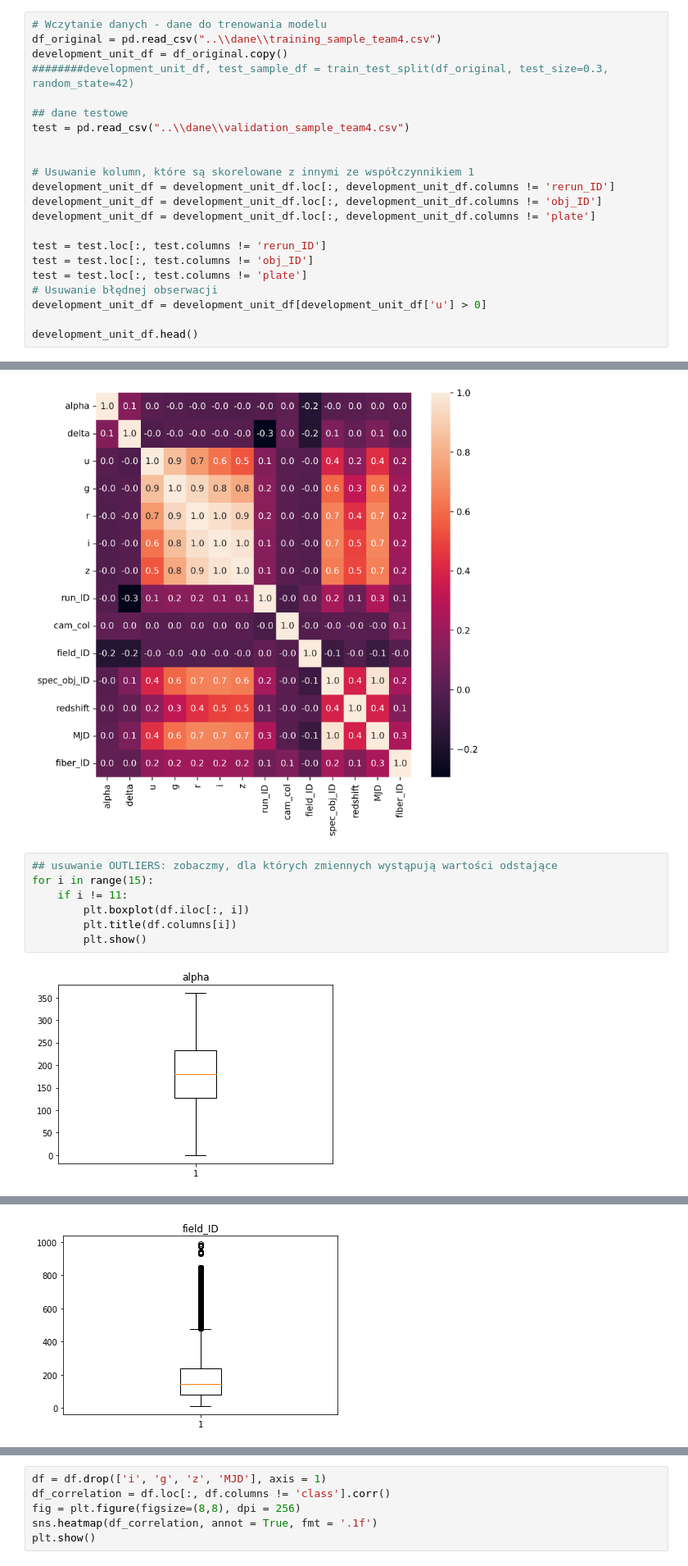
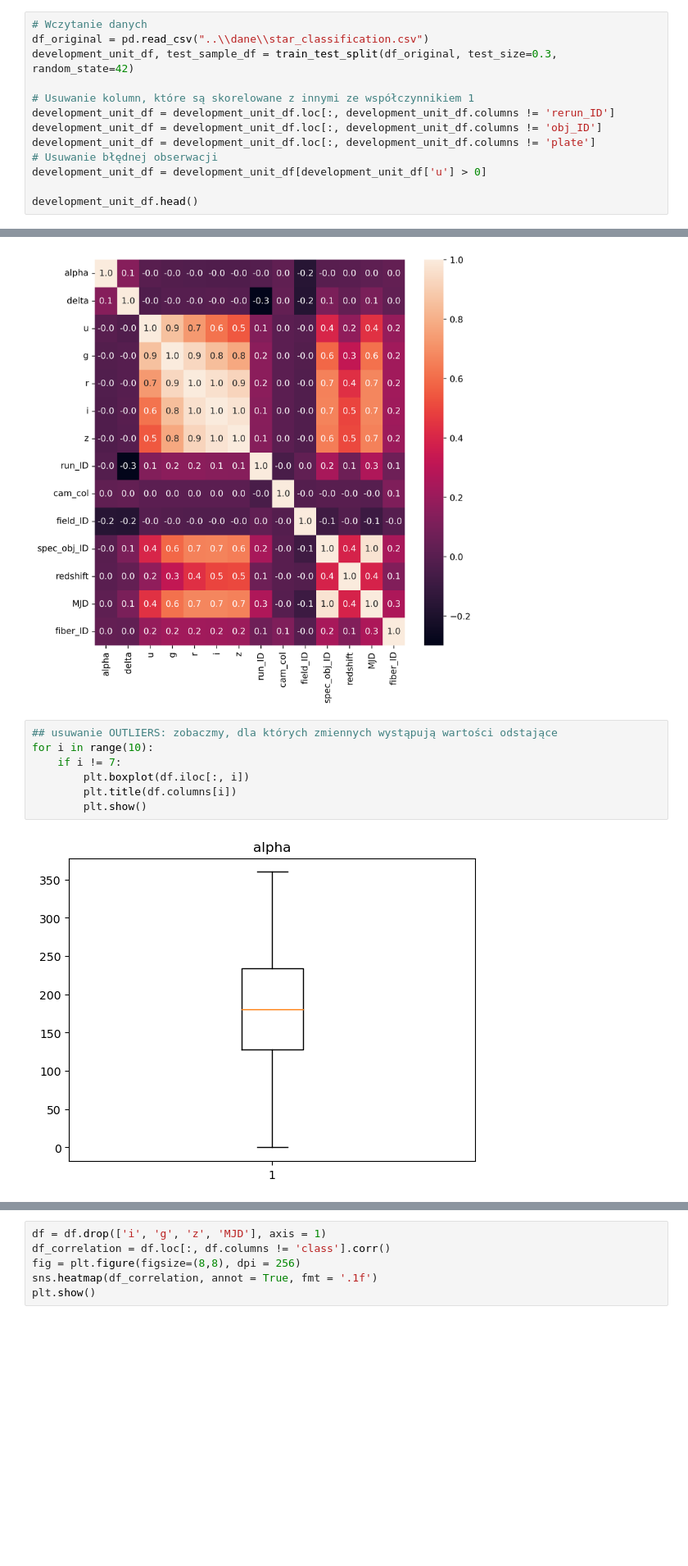
Before and after one commit to MaciejMomot/TweetsMachineLearning, a Jupyter notebook: validation_team/FE/budowa_krok_2_4.ipynb, the cells around one changed output, grey strips where cells are left out. Shown at 82% size. Drawn from its saved outputs; the diff is of its cells as text; blank space fills up the shorter version.

Commit message:
validation changing

```diff
--- a/validation_team/FE/budowa_krok_2_4.ipynb
+++ b/validation_team/FE/budowa_krok_2_4.ipynb
@@ -104,23 +104,14 @@ seaborn==0.12.2
 # %% [markdown]
 Wczytanie i korekta ramki danych
 # %%
-# Wczytanie danych - dane do trenowania modelu
-df_original = pd.read_csv("..\\dane\\training_sample_team4.csv")
-development_unit_df = df_original.copy()
-########development_unit_df, test_sample_df = train_test_split(df_original, test_size=0.3, random_state=42)
-
-## dane testowe
-test = pd.read_csv("..\\dane\\validation_sample_team4.csv")
-
+# Wczytanie danych
+df_original = pd.read_csv("..\\dane\\star_classification.csv")
+development_unit_df, test_sample_df = train_test_split(df_original, test_size=0.3, random_state=42)
 
 # Usuwanie kolumn, które są skorelowane z innymi ze współczynnikiem 1
 development_unit_df = development_unit_df.loc[:, development_unit_df.columns != 'rerun_ID']
 development_unit_df = development_unit_df.loc[:, development_unit_df.columns != 'obj_ID']
 development_unit_df = development_unit_df.loc[:, development_unit_df.columns != 'plate']
-
-test = test.loc[:, test.columns != 'rerun_ID']
-test = test.loc[:, test.columns != 'obj_ID']
-test = test.loc[:, test.columns != 'plate']
 # Usuwanie błędnej obserwacji
 development_unit_df = development_unit_df[development_unit_df['u'] > 0]
 
@@ -372,10 +351,10 @@ plt.show()
 [figure]
 # %%
 ## usuwanie OUTLIERS: zobaczmy, dla których zmiennych wystąpują wartości odstające
-for i in range(15):
-    if i != 11:
+for i in range(10):
+    if i != 7:
         plt.boxplot(df.iloc[:, i])
         plt.title(df.columns[i])
         plt.show()
 # %% [output]
-[figure, old version]
+[figure, new version]
@@ -390 +368,0 @@ for i in range(15):
-[figure, removed]
```
Also changed, not shown: parts of 26 cells of this notebook, 3 other files.
